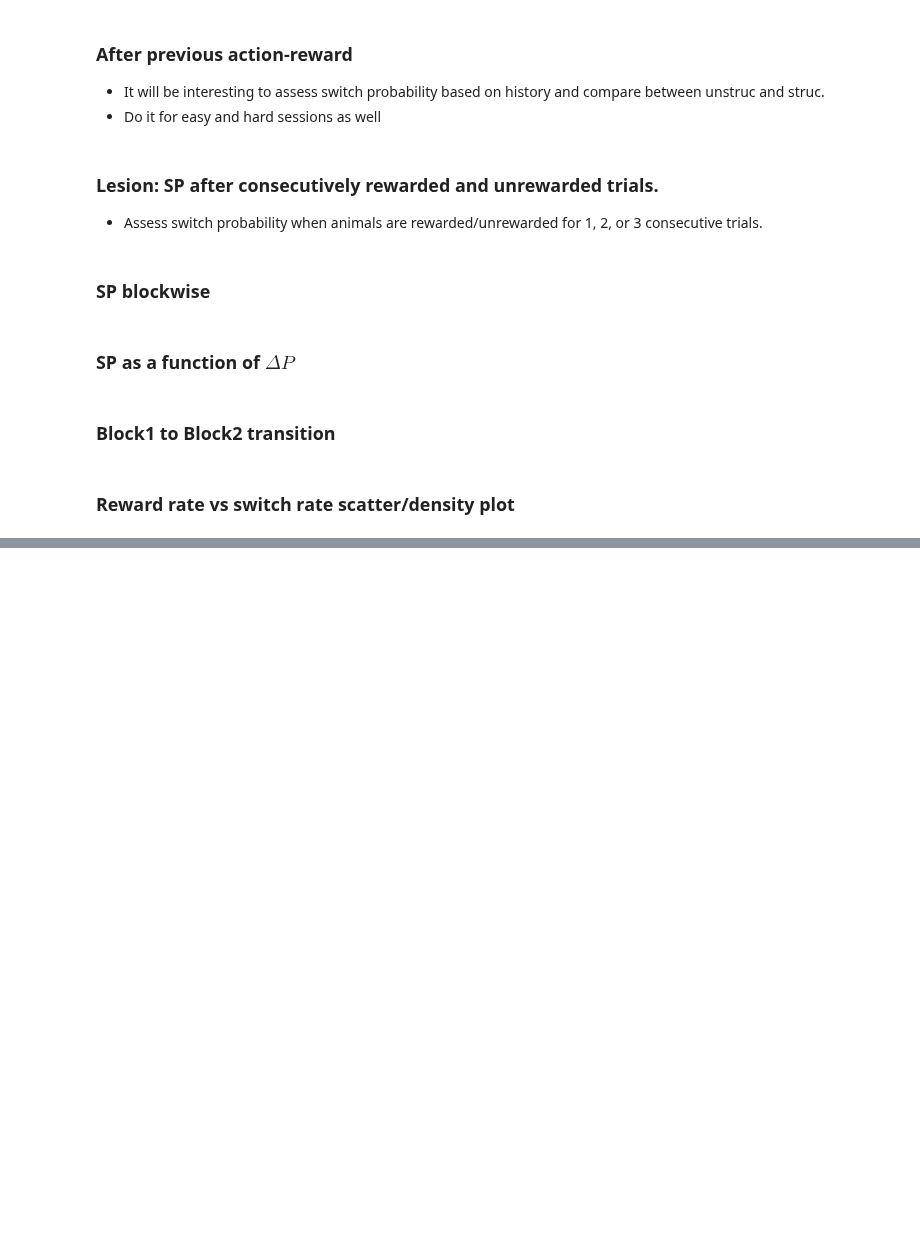
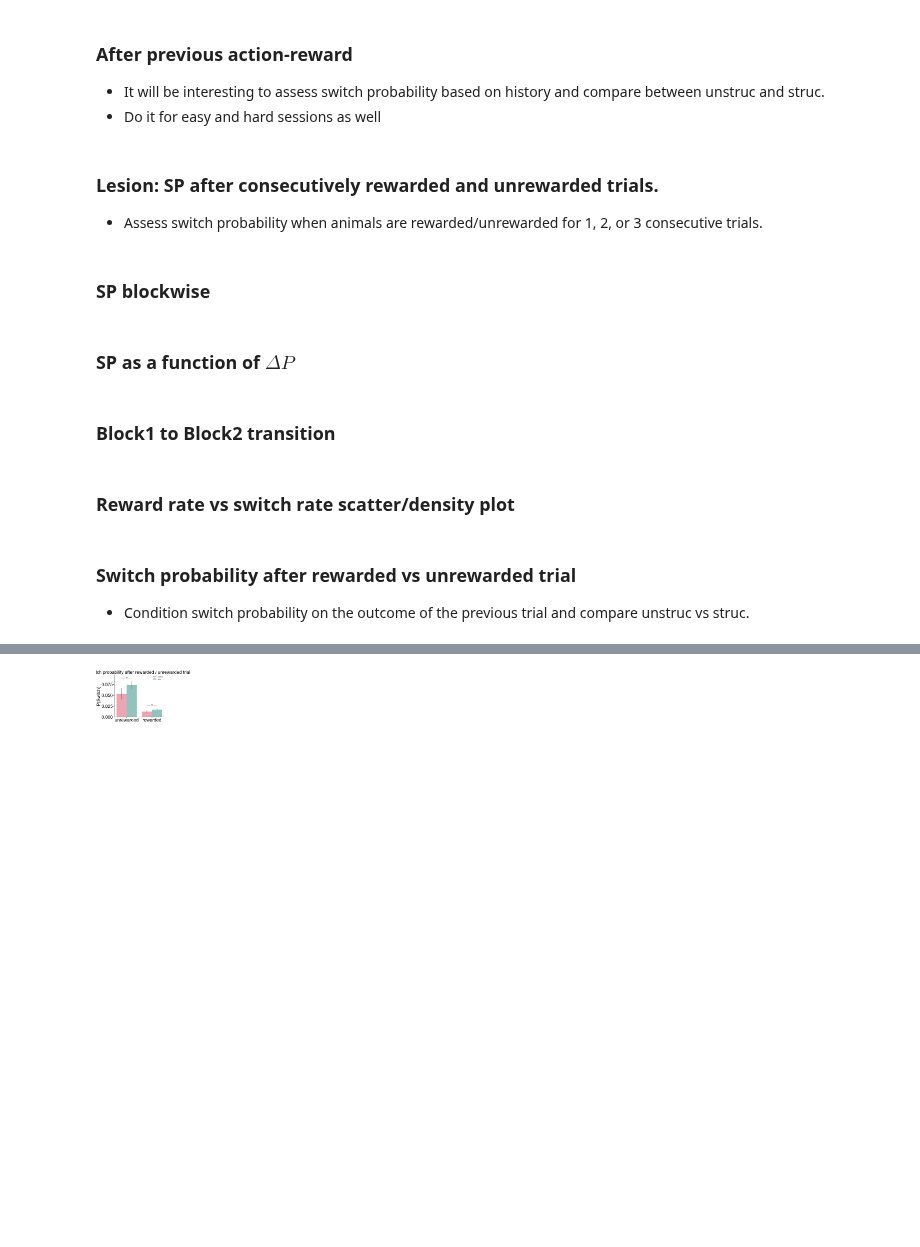
Before and after one commit to bapungiri/py_adlab_bg, a Jupyter notebook: mab_switching_probability1.ipynb, the cells around one changed output, grey strips where cells are left out. Cells and saved outputs as stored; diff of their text form; code cells hidden in the pictures; blank space fills up the shorter version.

```diff
--- a/mab_switching_probability1.ipynb
+++ b/mab_switching_probability1.ipynb
@@ -451,7 +443,10 @@ import pandas as pd
 import mab_subjects
 from banditpy.analyses import SwitchProb2Arm
 
-exps = mab_subjects.mostly_unstruc.good_sess + mab_subjects.mostly_struc.good_sess
+exps = (
+    mab_subjects.unstruc.p8020_good_intact_sess
+    + mab_subjects.struc.p8020_good_intact_sess
+)
 # exps = mab_subjects.unstruc.allsess + mab_subjects.mostly_struc.allsess
 
 swp_df = []
@@ -460,7 +455,7 @@ for i, exp in enumerate(exps):
     print(exp.sub_name)
     task = exp.b2a.filter_by_days(stop=30)
     task = task.filter_by_trials(min_trials=100)
-    sp, seq = SwitchProb2Arm(task).by_history(n_past=3)
+    sp, seq = SwitchProb2Arm(task).by_history(n_past=1)
 
     # task_easy = task.filter_by_deltaprob(delta_min=0.4)
     # sp_easy, seq_easy = SwitchProb2Arm(task_easy).by_history(3, history_as_str=True)
@@ -904,3 +899,73 @@ sns.lmplot(
 # ax.plot(switch_rate)
 
 # ax.plot(rwd_rate)
+# %% [markdown]
+### Switch probability after rewarded vs unrewarded trial
+- Condition switch probability on the outcome of the previous trial and compare unstruc vs struc.
+# %%
+import numpy as np
+import pandas as pd
+import mab_subjects
+from banditpy.analyses import SwitchProb2Arm
+from neuropy import plotting
+from statplotannot.plots import SeabornPlotter
+from mab_colors import Palette2Arm
+
+exps = (
+    mab_subjects.unstruc.p8020_good_intact_sess
+    + mab_subjects.struc.p8020_good_intact_sess
+)
+
+swp_df = []
+
+for i, exp in enumerate(exps):
+    print(exp.sub_name)
+    task = exp.b2a.filter_by_trials(min_trials=100, clip_max=100)
+    choices = task.choices
+    switches = np.diff(choices) != 0
+    rewards = task.rewards[:-1]
+
+    swp_unrwd = switches[rewards == 0].mean()
+    swp_rwd = switches[rewards == 1].mean()
+
+    # switch prob conditioned on the outcome of the previous (1) trial
+    # by_history returns sp for seq order ["lose", "win"]
+
+    df = pd.DataFrame(
+        {
+            "switch_prob": [swp_unrwd, swp_rwd],
+            "prev_outcome": ["unrewarded", "rewarded"],
+            "name": exp.sub_name,
+            "grp": exp.group_tag,
+        }
+    )
+    swp_df.append(df)
+
+swp_df = pd.concat(swp_df, ignore_index=True)
+mab_subjects.GroupData().save(swp_df, "swp_after_reward")
+
+# --- plot -------------------------------------------------------------
+fig = plotting.Fig(13, 16, size=(36, 48), fontsize=28, axis_lw=3, tick_size=6)
+ax = fig.subplot(fig.gs[0, :2])
+
+SeabornPlotter(
+    data=swp_df,
+    x="prev_outcome",
+    y="switch_prob",
+    hue="grp",
+    hue_order=["unstruc", "struc"],
+    order=["rewarded", "unrewarded"],
+    ax=ax,
+).barplot(
+    dodge=True, palette=Palette2Arm().as_dict(), alpha=0.6, errorbar="se"
+).stat_test(
+    "Kruskal"
+)
+
+ax.set_title("Switch probability after rewarded / unrewarded trial")
+ax.set_ylabel("P(Switch)")
+ax.set_xlabel("")
+ax.tick_params("x", rotation=0)
+figpath = mab_subjects.FigPath.posters / "swp"
+fig.savefig(figpath)
+# %% [output]
@@ -906,0 +992 @@ sns.lmplot(
+[figure, added]
```
Also changed, not shown: parts of 3 cells of this notebook, 8 other files.
